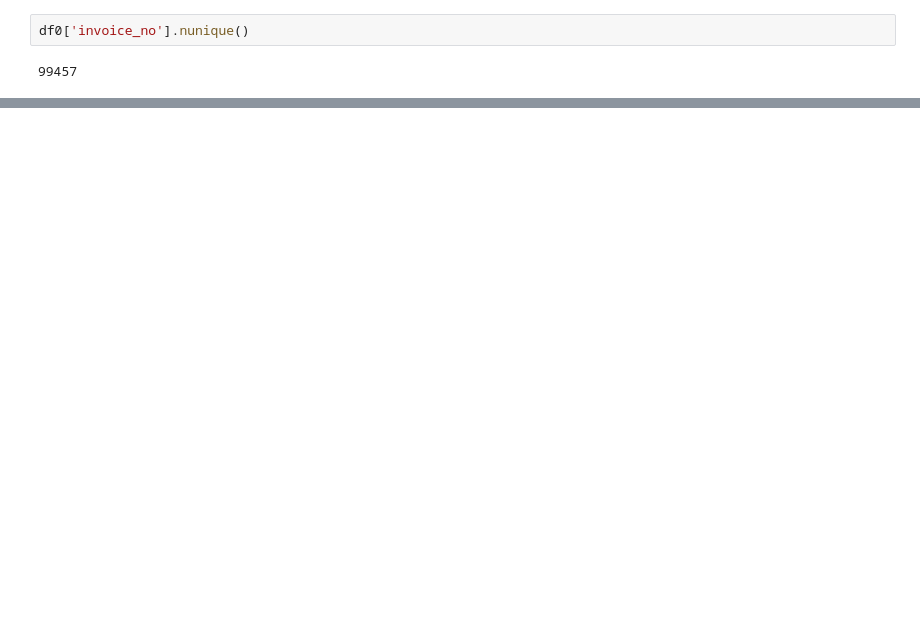
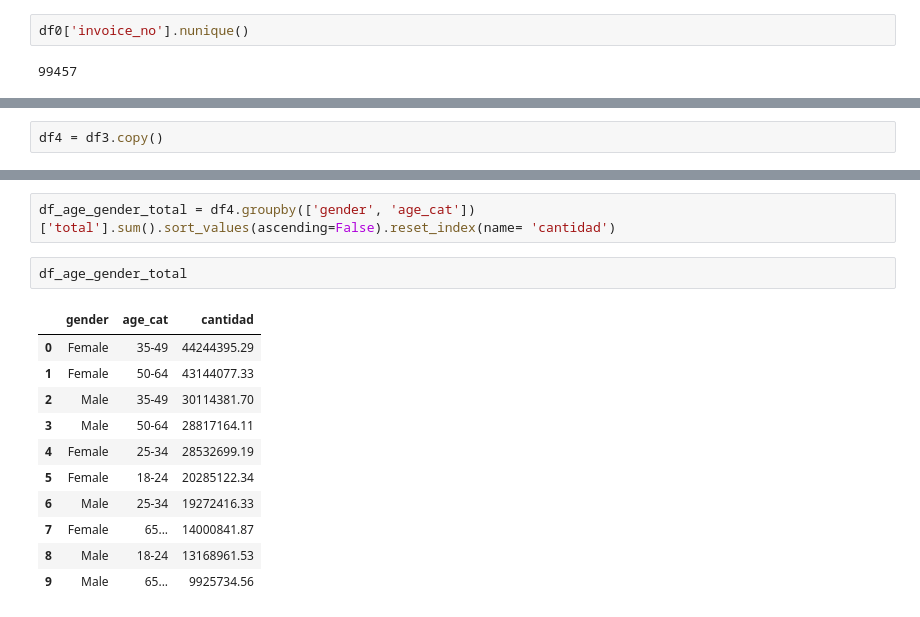
Before and after one commit to sleepmagnus/retail_analysis, a Jupyter notebook: retail.ipynb, the cells around one changed output, grey strips where cells are left out. Cells and saved outputs as stored; diff of their text form; blank space fills up the shorter version.

```diff
--- a/retail.ipynb
+++ b/retail.ipynb
@@ -188,0 +232,2 @@ df0['invoice_no'].nunique()
+# %%
+df4 = df3.copy()
@@ -188,0 +243,16 @@ df0['invoice_no'].nunique()
+# %%
+df_age_gender_total = df4.groupby(['gender', 'age_cat'])['total'].sum().sort_values(ascending=False).reset_index(name= 'cantidad')
+# %%
+df_age_gender_total
+# %% [output]
+|  | gender | age_cat | cantidad |
+| 0 | Female | 35-49 | 44244395.29 |
+| 1 | Female | 50-64 | 43144077.33 |
+| 2 | Male | 35-49 | 30114381.70 |
+| 3 | Male | 50-64 | 28817164.11 |
+| 4 | Female | 25-34 | 28532699.19 |
+| 5 | Female | 18-24 | 20285122.34 |
+| 6 | Male | 25-34 | 19272416.33 |
+| 7 | Female | 65... | 14000841.87 |
+| 8 | Male | 18-24 | 13168961.53 |
+| 9 | Male | 65... | 9925734.56 |
```
Also changed, not shown: parts of 18 cells of this notebook.
